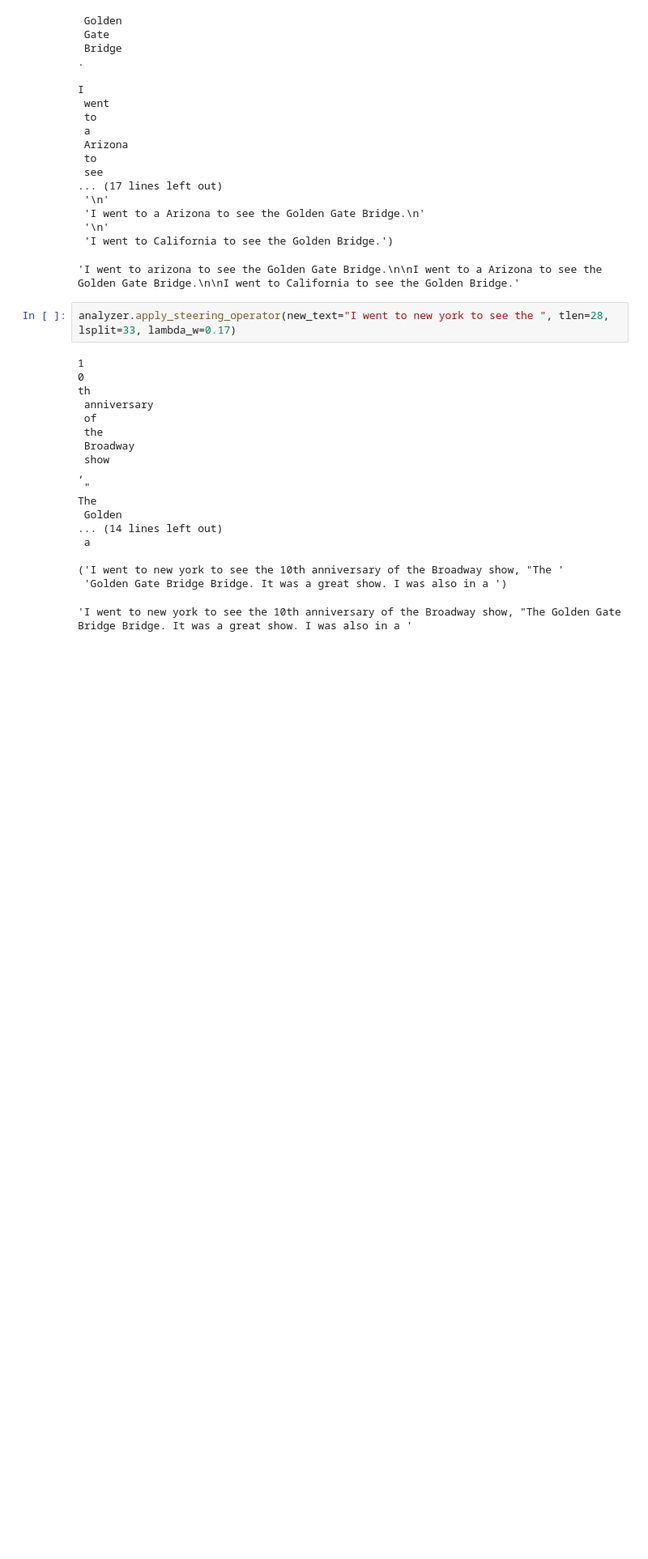
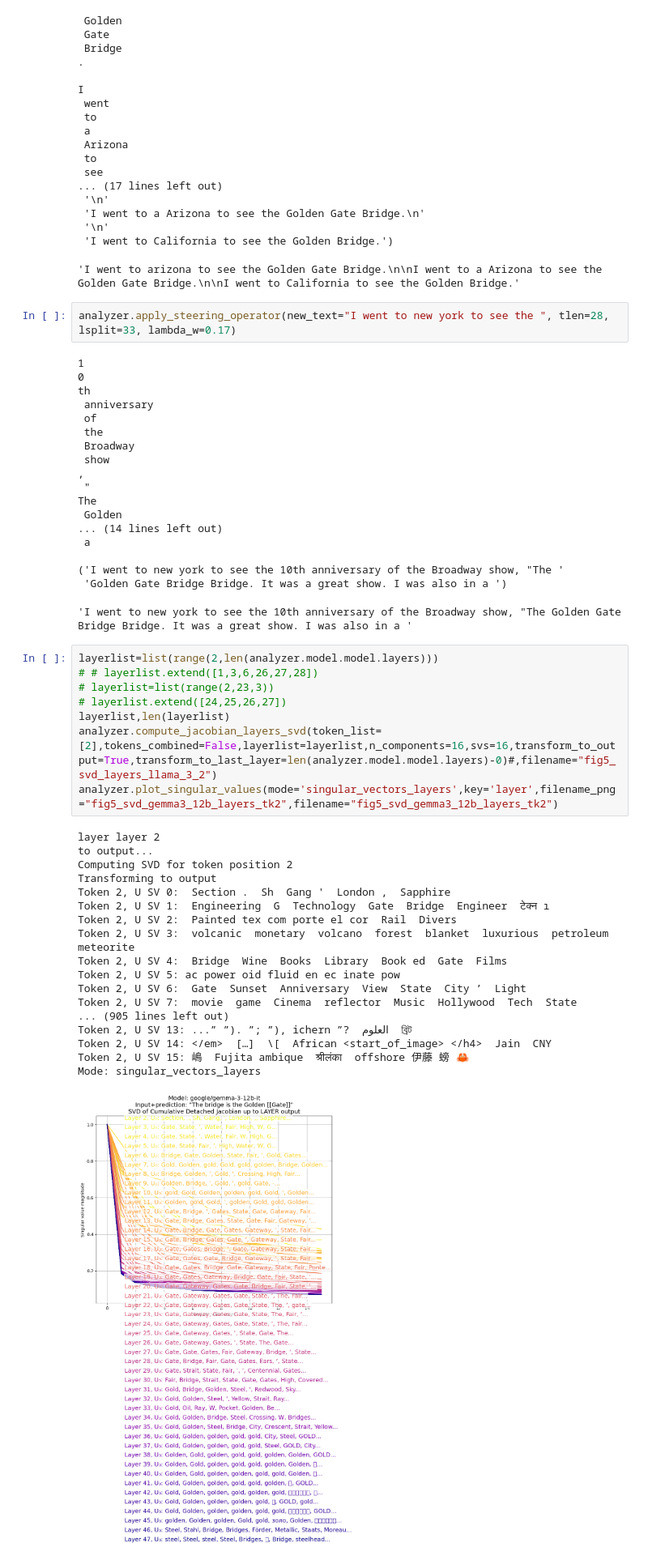
Before and after one commit to jamesgolden1/equivalent-linear-LLMs, a Jupyter notebook: notebooks/gemma_3/gemma_3_12B_locally_linear_steering.ipynb, the cells around one changed output. Shown at 81% size. Cells and saved outputs as stored; diff of their text form; blank space fills up the shorter version.

Commit message:
gemma 3 12b nb layer wise decoding with output projection for all 48 layers

```diff
--- a/notebooks/gemma_3/gemma_3_12B_locally_linear_steering.ipynb
+++ b/notebooks/gemma_3/gemma_3_12B_locally_linear_steering.ipynb
@@ -178,3 +178,30 @@ The
 ('I went to new york to see the 10th anniversary of the Broadway show, "The '
  'Golden Gate Bridge Bridge. It was a great show. I was also in a ')
 'I went to new york to see the 10th anniversary of the Broadway show, "The Golden Gate Bridge Bridge. It was a great show. I was also in a '
+# %%
+layerlist=list(range(2,len(analyzer.model.model.layers)))
+# # layerlist.extend([1,3,6,26,27,28])
+# layerlist=list(range(2,23,3))
+# layerlist.extend([24,25,26,27])
+layerlist,len(layerlist)
+analyzer.compute_jacobian_layers_svd(token_list=[2],tokens_combined=False,layerlist=layerlist,n_components=16,svs=16,transform_to_output=True,transform_to_last_layer=len(analyzer.model.model.layers)-0)#,filename="fig5_svd_layers_llama_3_2")
+analyzer.plot_singular_values(mode='singular_vectors_layers',key='layer',filename_png="fig5_svd_gemma3_12b_layers_tk2",filename="fig5_svd_gemma3_12b_layers_tk2")
+# %% [output]
+layer layer 2
+to output...
+Computing SVD for token position 2
+Transforming to output
+Token 2, U SV 0:  Section .  Sh  Gang '  London ,  Sapphire
+Token 2, U SV 1:  Engineering  G  Technology  Gate  Bridge  Engineer  टेक्न ı
+Token 2, U SV 2:  Painted tex com porte el cor  Rail  Divers
+Token 2, U SV 3:  volcanic  monetary  volcano  forest  blanket  luxurious  petroleum  meteorite
+Token 2, U SV 4:  Bridge  Wine  Books  Library  Book ed  Gate  Films
+Token 2, U SV 5: ac power oid fluid en ec inate pow
+Token 2, U SV 6:  Gate  Sunset  Anniversary  View  State  City ’  Light
+Token 2, U SV 7:  movie  game  Cinema  reflector  Music  Hollywood  Tech  State
+... (905 lines left out)
+Token 2, U SV 13: ...” ”). ”; ”), ichern ”?  العلوم  ব্রিট
+Token 2, U SV 14: </em>  […]  \[  African <start_of_image> </h4>  Jain  CNY
+Token 2, U SV 15: 嶋  Fujita ambique  श्रीलंका  offshore 伊藤 螃 🦀
+Mode: singular_vectors_layers
+[figure, added]
```
Also changed, not shown: parts of 2 cells of this notebook.
